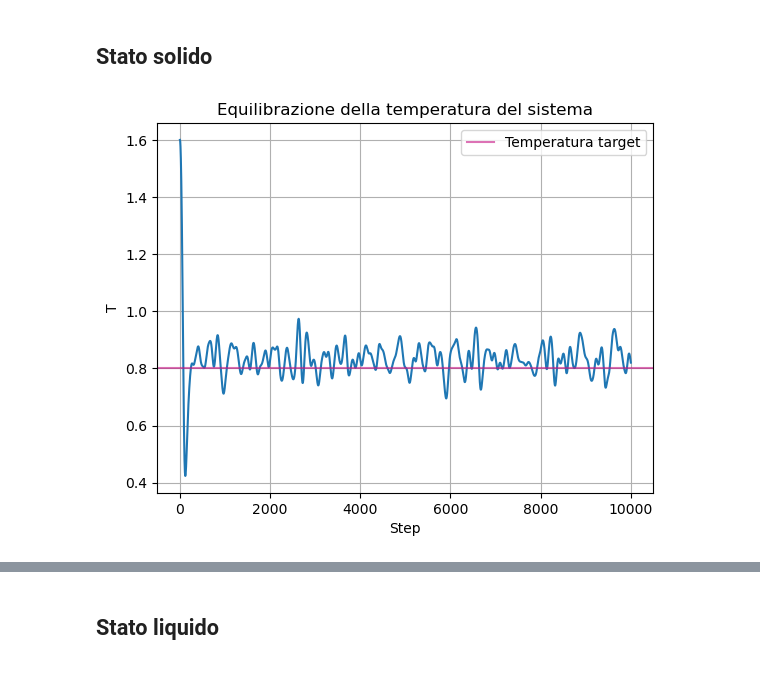
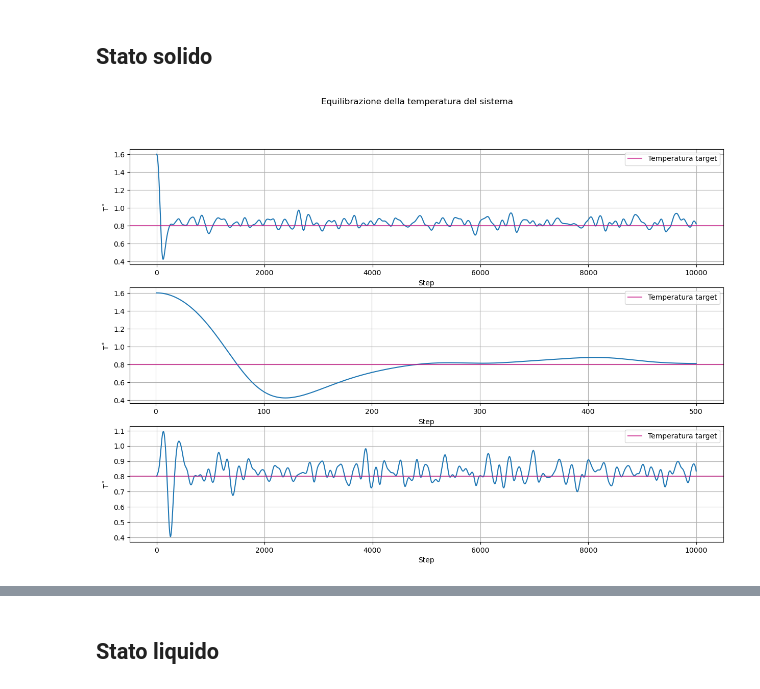
Before and after one commit to angela-bonato/LaboratorioSimulazioneNumerica, a Jupyter notebook: Esercitazione4/Esercitazione4.ipynb, the cells around one changed output, grey strips where cells are left out. Drawn from its saved outputs; the diff is of its cells as text; code cells hidden in the pictures.

Commit message:
Equilibration of the system finished for all three states

```diff
--- a/Esercitazione4/Esercitazione4.ipynb
+++ b/Esercitazione4/Esercitazione4.ipynb
@@ -12,19 +12,40 @@ from scipy.stats import cauchy
 # %% [markdown]
 ## Stato solido
 # %%
-Nsteps=10000  #passi totali della simulazione
-xeq=np.arange(Nsteps)+1  #T di equilibrazione la plotto in base agli steps, non faccio media a blocchi, faccio +1 perchè indicizza da 0 np.arange
+Ntot=10000  #passi totali della simulazione
+xeqtot=np.arange(Ntot)+1  #T di equilibrazione la plotto in base agli steps, non faccio media a blocchi, faccio +1 perchè indicizza da 0 np.arange
+solTeqtot=np.loadtxt("SolidState/eqtemptot.dat", delimiter=" ", usecols=0,  unpack="true")  #vettore delle ordinate dei punti plottati
 
-solTeq=np.loadtxt("SolidState/eqtemp.dat", delimiter=" ", usecols=0,  unpack="true")  #vettore delle ordinate dei punti plottati
+Npar=500  #passi della simulazione parziale
+xeqpar=np.arange(Npar)+1  #T di equilibrazione la plotto in base agli steps, non faccio media a blocchi, faccio +1 perchè indicizza da 0 np.arange
+solTeqpar=np.loadtxt("SolidState/eqtemppar.dat", delimiter=" ", usecols=0,  unpack="true")  #vettore delle ordinate dei punti plottati
 
-plt.plot(xeq, solTeq)
-plt.axhline(y=0.8, color="mediumvioletred", label="Temperatura target", alpha=0.6)
-plt.xlabel("Step")
-plt.ylabel("T")
-plt.title("Equilibrazione della temperatura del sistema")
-plt.grid(True)
-plt.legend()
+solTeqfin=np.loadtxt("SolidState/eqtempfin.dat", delimiter=" ", usecols=0,  unpack="true")  #vettore delle ordinate dei punti plottati
+
+sfig ,(splt1, splt2, splt3) = plt.subplots(3, 1, figsize=(15, 10))
+
+splt1.plot(xeqtot, solTeqtot)
+splt1.axhline(y=0.8, color="mediumvioletred", label="Temperatura target", alpha=0.7)
+splt1.set_xlabel("Step")
+splt1.set_ylabel(r"$\mathrm{T^*}$")
+splt1.grid(True)
+splt1.legend()
+
+splt2.plot(xeqpar, solTeqpar)
+splt2.axhline(y=0.8, color="mediumvioletred", label="Temperatura target", alpha=0.7)
+splt2.set_xlabel("Step")
+splt2.set_ylabel(r"$\mathrm{T^*}$")
+splt2.grid(True)
+splt2.legend()
+
+splt3.plot(xeqtot, solTeqfin)
+splt3.axhline(y=0.8, color="mediumvioletred", label="Temperatura target", alpha=0.7)
+splt3.set_xlabel("Step")
+splt3.set_ylabel(r"$\mathrm{T^*}$")
+splt3.grid(True)
+splt3.legend()
+
+sfig.suptitle("Equilibrazione della temperatura del sistema")
 plt.show()
-plt.show()
 # %% [output]
-[figure, old version]
+[figure, new version]
```
Also changed, not shown: parts of 3 cells of this notebook, 13 other files.
